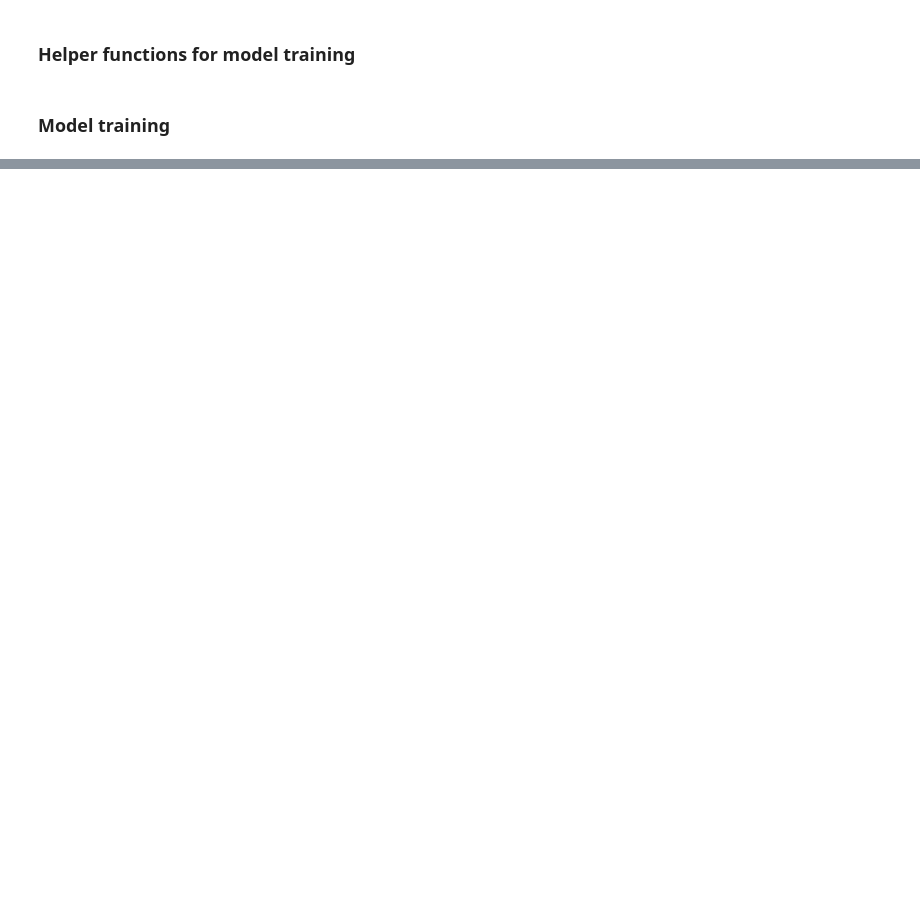
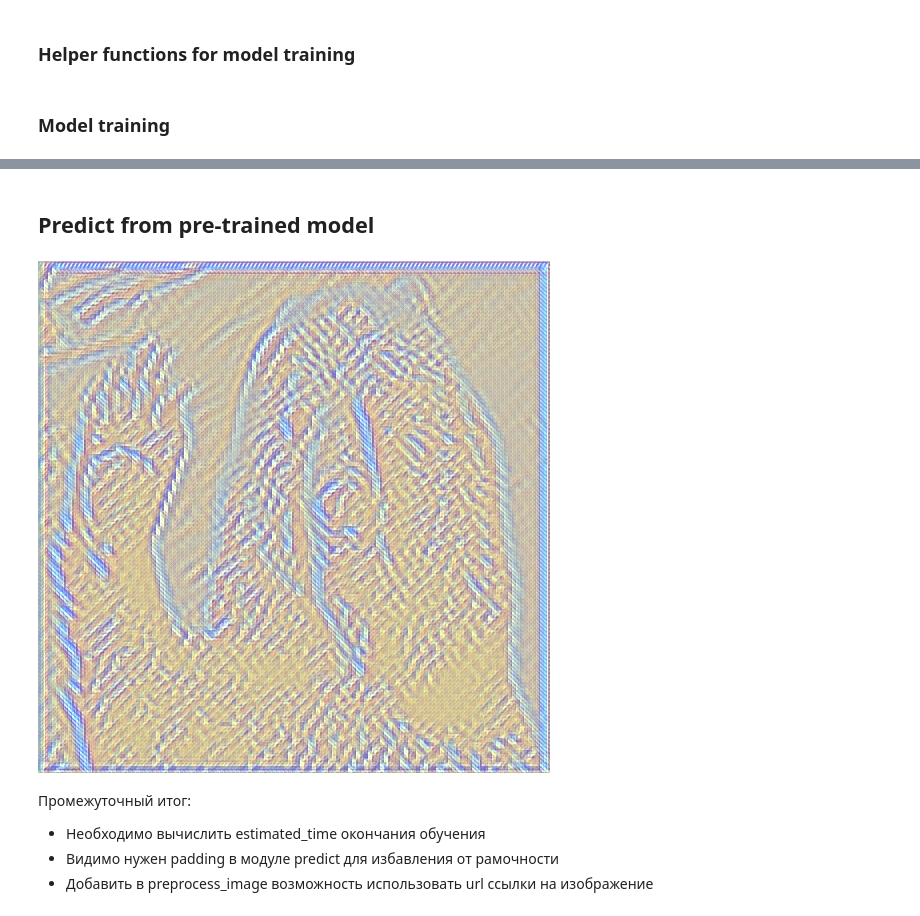
Before and after one commit to Gooogr/Fast_Neural_Style_Transfer, a Jupyter notebook: 5.2) Fast Style Transfer.ipynb, the cells around one changed output, grey strips where cells are left out. Cells and saved outputs as stored; diff of their text form; code cells hidden in the pictures; blank space fills up the shorter version.

Commit message:
Add functionality to save model and load it with pre-trained weights

```diff
--- a/5.2) Fast Style Transfer.ipynb
+++ b/5.2) Fast Style Transfer.ipynb
@@ -660,7 +683,7 @@ for ep in range(epochs):
       verbose_image = deprocess_img(verbose_result[6][0], width, height)
 
 
-      cv2.imwrite(os.path.join(test_content_imgs_save_path, '{}_{}_test_img.jpg'.format(net_name, iters)), verbose_image)
+      cv2.imwrite(os.path.join(test_content_imgs_save_path, '{}_{}_{}_test_img.jpg'.format(net_name, iters, ep)), verbose_image)
 
 
       # print training loop info
@@ -725,0 +729,37 @@ verbose_result[6].shape
+# %% [markdown]
+## Predict from pre-trained model
+# %%
+# Helper functions
+
+def get_model(model_files_dir, h5_file_name):
+  '''
+  Add info
+  '''
+  model = get_pred_model(height, width)
+  model.load_weights(os.path.join(model_files_dir, h5_file_name))
+  return model
+
+
+# def url_to_image(url):
+# 	'''
+# 	Download the image, convert it to a NumPy array. Encode it into OpenCV format.
+# 	'''
+# 	resp = urllib.request.urlopen(url)
+# 	image = np.asarray(bytearray(resp.read()), dtype="uint8")
+# 	image = cv2.imdecode(image, cv2.IMREAD_COLOR)
+# 	return image
+
+
+def reshape_img(x, img_path, url_link = True):
+  '''
+  Reshape image to the original shape of input image.
+  Input:
+    x - image (matrix) after deprocessing
+    img_path - path to the original input image
+    url_link - boolean flag for understanding if img_path is file path or url link
+  Output:
+    img - reshaped image
+  '''
+  return x
+# %%
+loaded_model = get_model(model_saving_path, 'fst_night_weights.h5')
@@ -725,0 +772,13 @@ verbose_result[6].shape
+# %%
+test_img_path = '/content/drive/My Drive/colab_notebooks/Keras_Fast_Style_Transfer/fst_img/test_images/bear.jpg'
+# %%
+test_pred = loaded_model.predict(preprocess_img(test_img_path, height, width))
+test_res = deprocess_img(test_pred, width, height)
+cv2_imshow(test_res)
+# %% [output]
+[figure, added]
+# %% [markdown]
+Промежуточный итог:
+ - Необходимо вычислить estimated_time окончания обучения
+ - Видимо нужен padding в модуле predict для избавления от рамочности
+ - Добавить в preprocess_image возможность использовать url ссылки на изображение
```
Also changed, not shown: parts of 32 cells of this notebook.
